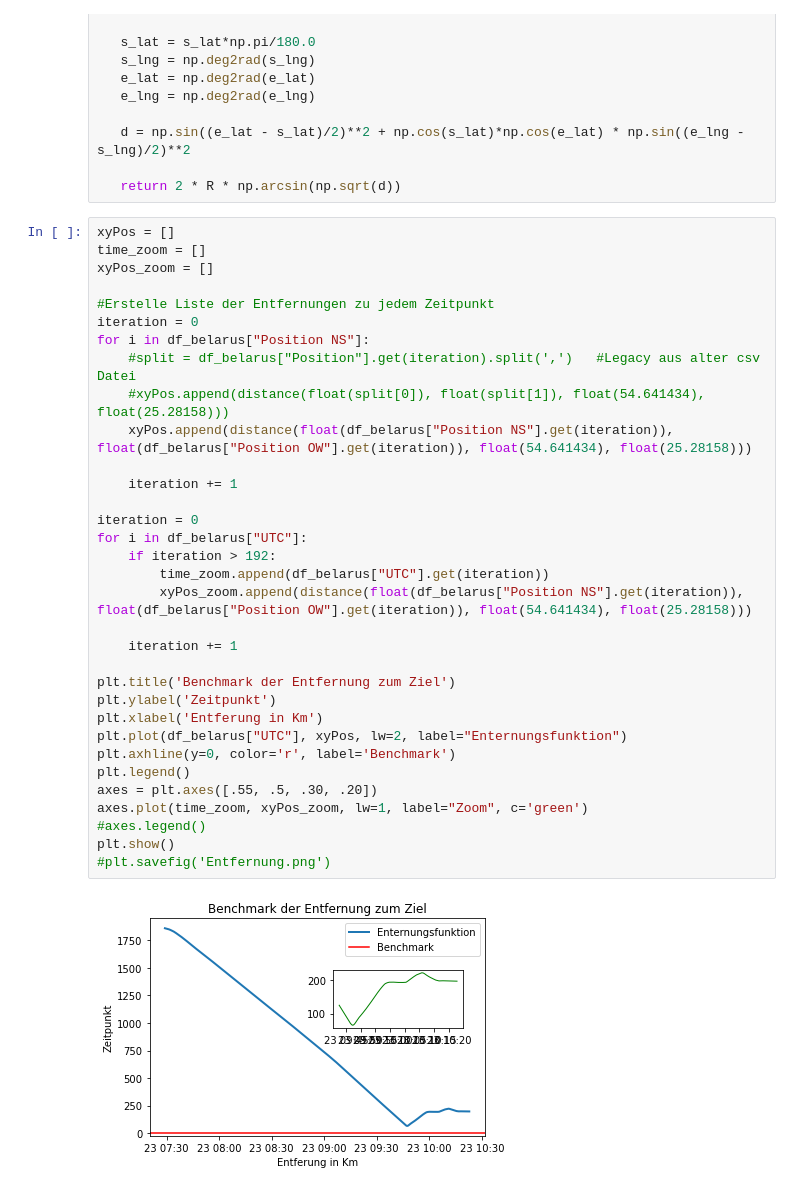
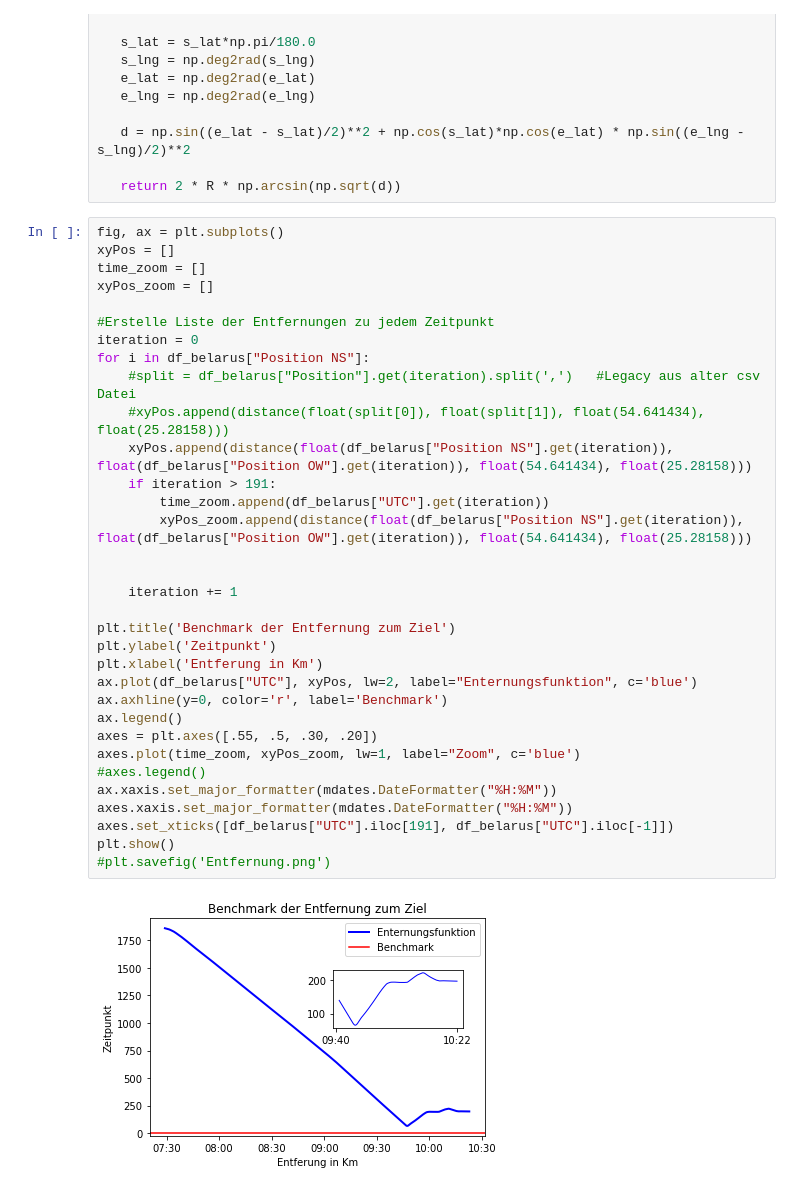
Before and after one commit to timo282/Ryanair_Flight_FR4978, a Jupyter notebook: Posterpräsentation_Jonas.ipynb, the cells around one changed output. Saved outputs shown, nothing was run; the diff lists cells and outputs as text.

```diff
--- a/Posterpräsentation_Jonas.ipynb
+++ b/Posterpräsentation_Jonas.ipynb
@@ -102,37 +103,37 @@ def distance(s_lat, s_lng, e_lat, e_lng): #Source: https://stackoverflow.com/que
 
    return 2 * R * np.arcsin(np.sqrt(d))
 # %%
+fig, ax = plt.subplots()
 xyPos = []
 time_zoom = []
 xyPos_zoom = []
 
 #Erstelle Liste der Entfernungen zu jedem Zeitpunkt
 iteration = 0
 for i in df_belarus["Position NS"]:
     #split = df_belarus["Position"].get(iteration).split(',')   #Legacy aus alter csv Datei
     #xyPos.append(distance(float(split[0]), float(split[1]), float(54.641434), float(25.28158)))
     xyPos.append(distance(float(df_belarus["Position NS"].get(iteration)), float(df_belarus["Position OW"].get(iteration)), float(54.641434), float(25.28158)))
-
-    iteration += 1
-
-iteration = 0
-for i in df_belarus["UTC"]:
-    if iteration > 192:
+    if iteration > 191:
         time_zoom.append(df_belarus["UTC"].get(iteration))
         xyPos_zoom.append(distance(float(df_belarus["Position NS"].get(iteration)), float(df_belarus["Position OW"].get(iteration)), float(54.641434), float(25.28158)))
+
 
     iteration += 1
 
 plt.title('Benchmark der Entfernung zum Ziel')
 plt.ylabel('Zeitpunkt')
 plt.xlabel('Entferung in Km')
-plt.plot(df_belarus["UTC"], xyPos, lw=2, label="Enternungsfunktion")
-plt.axhline(y=0, color='r', label='Benchmark')
-plt.legend()
+ax.plot(df_belarus["UTC"], xyPos, lw=2, label="Enternungsfunktion", c='blue')
+ax.axhline(y=0, color='r', label='Benchmark')
+ax.legend()
 axes = plt.axes([.55, .5, .30, .20])
-axes.plot(time_zoom, xyPos_zoom, lw=1, label="Zoom", c='green')
+axes.plot(time_zoom, xyPos_zoom, lw=1, label="Zoom", c='blue')
 #axes.legend()
+ax.xaxis.set_major_formatter(mdates.DateFormatter("%H:%M"))
+axes.xaxis.set_major_formatter(mdates.DateFormatter("%H:%M"))
+axes.set_xticks([df_belarus["UTC"].iloc[191], df_belarus["UTC"].iloc[-1]])
 plt.show()
 #plt.savefig('Entfernung.png')
 # %% [output]
-[figure, old version]
+[figure, new version]
```
Also changed, not shown: parts of 2 cells of this notebook.
